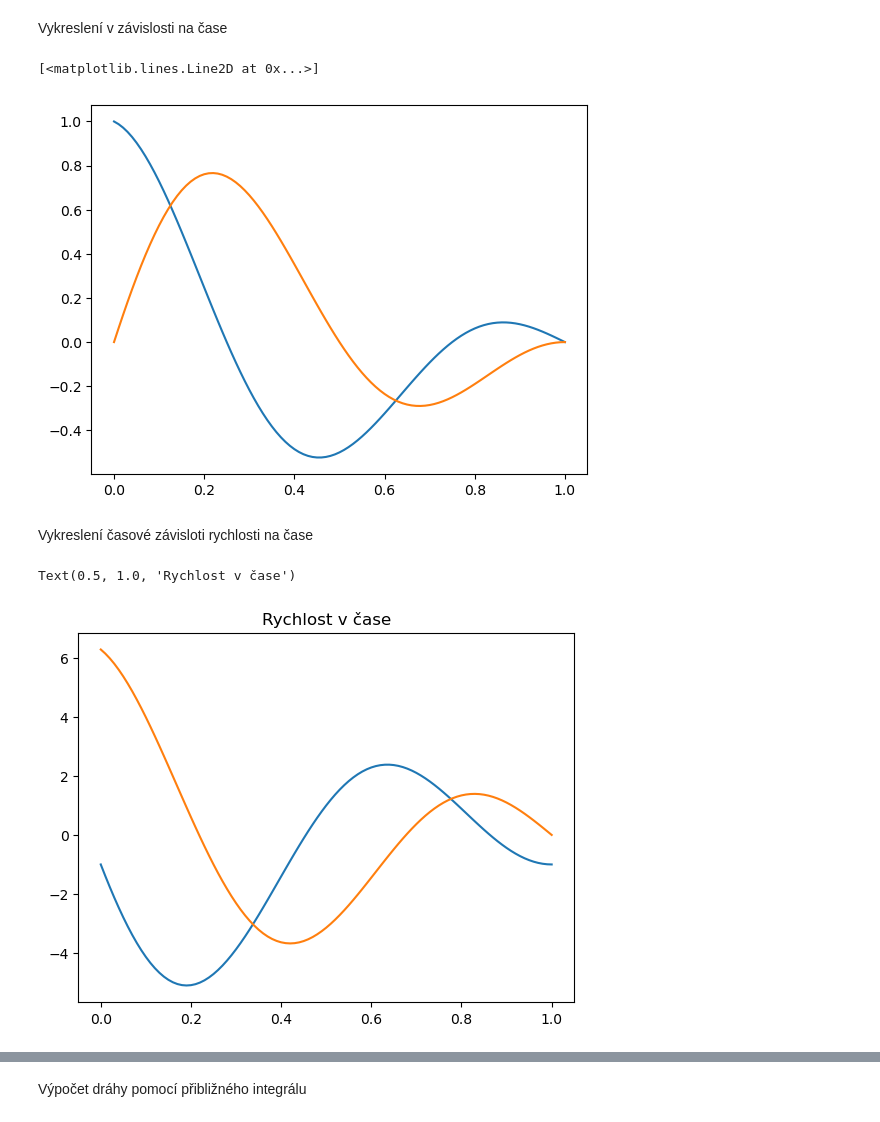
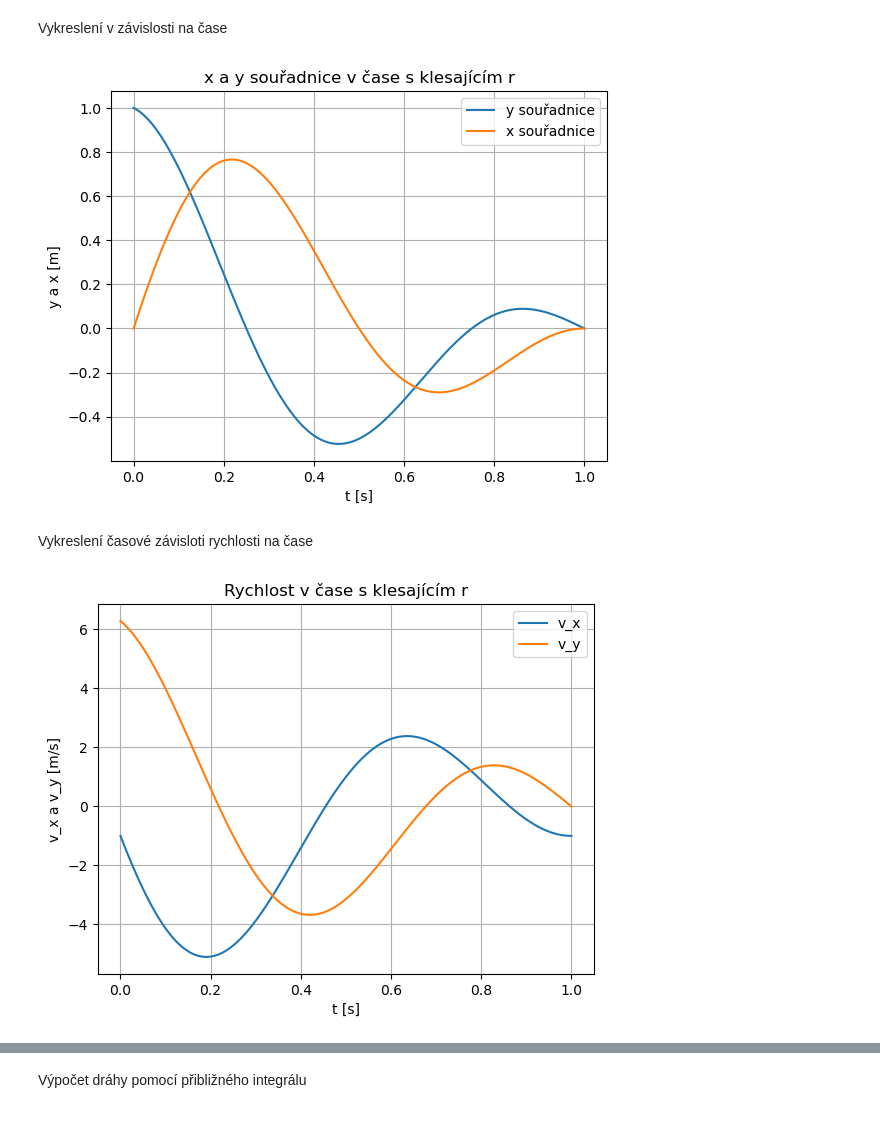
Before and after one commit to LukasHrdy11/-vod-do-praktick-fyziky, a Jupyter notebook: Cvičení_mechanika_2.ipynb, the cells around one changed output, grey strips where cells are left out. Saved outputs shown, nothing was run; the diff lists cells and outputs as text; code cells hidden in the pictures.

```diff
--- a/Cvičení_mechanika_2.ipynb
+++ b/Cvičení_mechanika_2.ipynb
@@ -17,0 +29,28 @@ y = r * np.sin(omega * t)  # y souřadnice
+# %%
+import numpy as np
+
+T = 1
+dt = 0.0001
+r = 1  # poloměr kruhové trajektorie
+t = np.arange(0, T + dt, dt)  # časový vektor
+omega = 2 * np.pi / T  # úhlová rychlost
+
+def x_souradnice(time):
+    return r * np.cos(omega * time)
+
+def y_souradnice(time):
+    return r * np.sin(omega * time)
+
+def numerical_derivation(function, time, time_step):
+    deriv = np.zeros(len(time))  # výstupní pole stejné délky
+    for i in range(len(time) - 1):
+        deriv[i] = (function(time[i+1]) - function(time[i])) / time_step
+    deriv[-1] = deriv[-2]  # poslední bod aproximujeme
+    return deriv
+
+# výpočet rychlostí v obou směrech
+vx = numerical_derivation(x_souradnice, t, dt)
+vy = numerical_derivation(y_souradnice, t, dt)
+
+# výsledná velikost rychlosti
+v = np.sqrt(vx**2 + vy**2)
@@ -94,8 +124,13 @@ Vykreslení v závislosti na čase
 # %%
 plt.plot(t, x_2)
 plt.plot(t, y_2)
+plt.title('x a y souřadnice v čase s klesajícím r')
+plt.xlabel('t [s]')
+plt.ylabel('y a x [m]')
+plt.legend(['y souřadnice','x souřadnice'])
+plt.grid()
+plt.show()
 # %% [output]
-[<matplotlib.lines.Line2D at 0x...>]
-[figure, old version]
+[figure, new version]
 # %% [markdown]
 Vykreslení časové závisloti rychlosti na čase
@@ -106,9 +137,13 @@ v_velikost2 = np.sqrt(v_x2**2 + v_y2**2)
 # %%
 plt.plot(t, v_x2)
 plt.plot(t, v_y2)
-plt.title('Rychlost v čase')
+plt.title('Rychlost v čase s klesajícím r')
+plt.xlabel('t [s]')
+plt.ylabel('v_x a v_y [m/s]')
+plt.legend(['v_x','v_y'])
+plt.grid()
+plt.show()
 # %% [output]
-Text(0.5, 1.0, 'Rychlost v čase')
-[figure, old version]
+[figure, new version]
 # %%
 plt.plot(t, v_velikost2)
```
Also changed, not shown: parts of 12 cells of this notebook, 3 other files.
